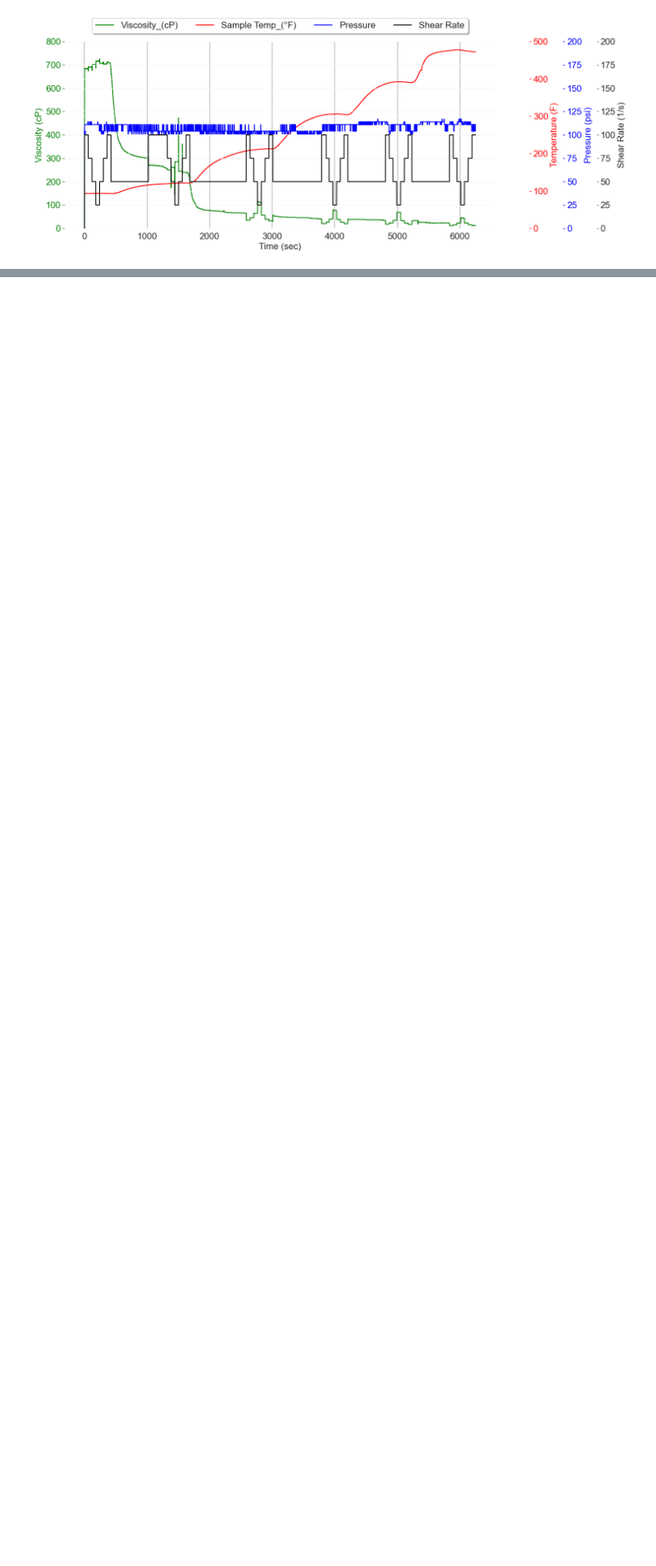
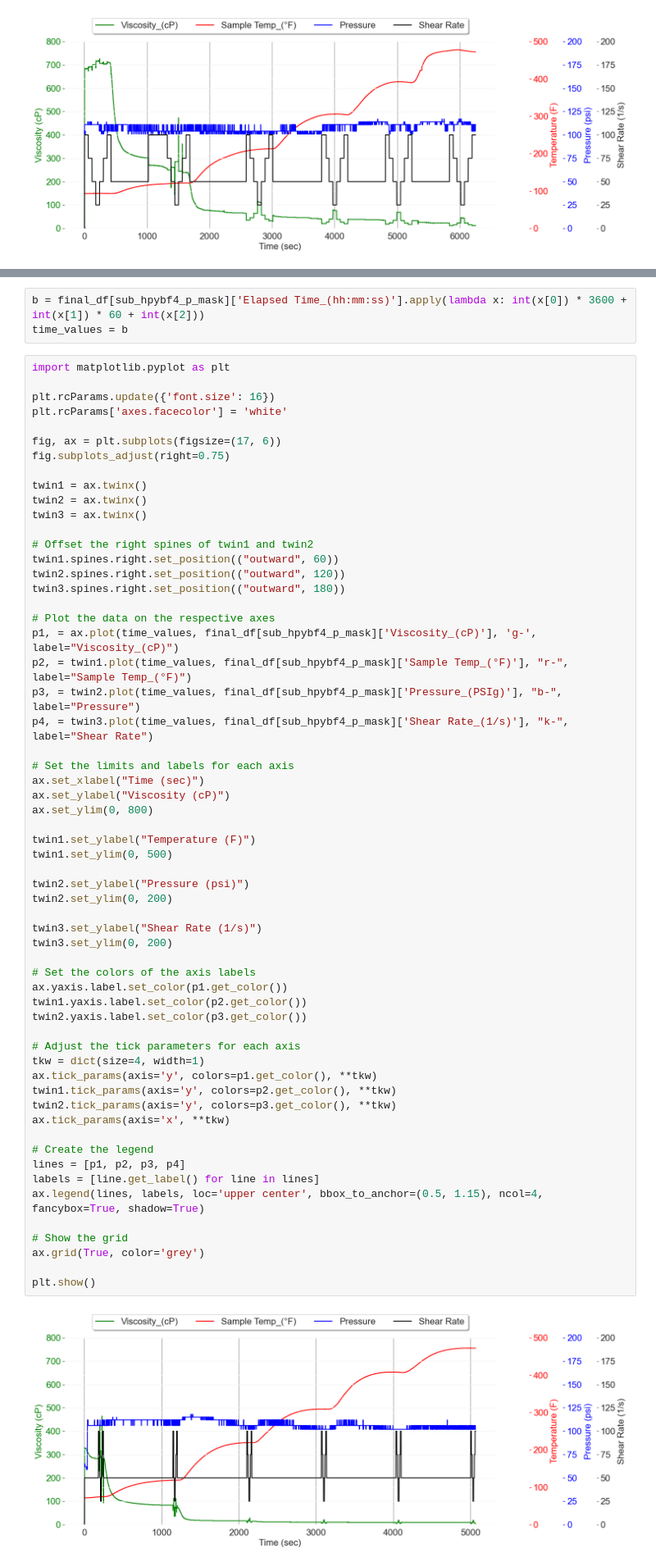
Before and after one commit to Atashnezhad/hpht, a Jupyter notebook: P01.ipynb, the cells around one changed output, grey strips where cells are left out. Shown: that part at 82% size. Saved outputs shown, nothing was run; the diff lists cells and outputs as text; blank space fills up the shorter version.

Commit message:
edit data and make plot for hpybf4

```diff
--- a/P01.ipynb
+++ b/P01.ipynb
@@ -512,3 +539,67 @@ plt.show()
+# %%
+b = final_df[sub_hpybf4_p_mask]['Elapsed Time_(hh:mm:ss)'].apply(lambda x: int(x[0]) * 3600 + int(x[1]) * 60 + int(x[2]))
+time_values = b
+# %%
+import matplotlib.pyplot as plt
+
+plt.rcParams.update({'font.size': 16})
+plt.rcParams['axes.facecolor'] = 'white'
+
+fig, ax = plt.subplots(figsize=(17, 6))
+fig.subplots_adjust(right=0.75)
+
+twin1 = ax.twinx()
+twin2 = ax.twinx()
+twin3 = ax.twinx()
+
+# Offset the right spines of twin1 and twin2
+twin1.spines.right.set_position(("outward", 60))
+twin2.spines.right.set_position(("outward", 120))
+twin3.spines.right.set_position(("outward", 180))
+
+# Plot the data on the respective axes
+p1, = ax.plot(time_values, final_df[sub_hpybf4_p_mask]['Viscosity_(cP)'], 'g-', label="Viscosity_(cP)")
+p2, = twin1.plot(time_values, final_df[sub_hpybf4_p_mask]['Sample Temp_(°F)'], "r-", label="Sample Temp_(°F)")
+p3, = twin2.plot(time_values, final_df[sub_hpybf4_p_mask]['Pressure_(PSIg)'], "b-", label="Pressure")
+p4, = twin3.plot(time_values, final_df[sub_hpybf4_p_mask]['Shear Rate_(1/s)'], "k-", label="Shear Rate")
+
+# Set the limits and labels for each axis
+ax.set_xlabel("Time (sec)")
+ax.set_ylabel("Viscosity (cP)")
+ax.set_ylim(0, 800)
+
+twin1.set_ylabel("Temperature (F)")
+twin1.set_ylim(0, 500)
+
+twin2.set_ylabel("Pressure (psi)")
+twin2.set_ylim(0, 200)
+
+twin3.set_ylabel("Shear Rate (1/s)")
+twin3.set_ylim(0, 200)
+
+# Set the colors of the axis labels
+ax.yaxis.label.set_color(p1.get_color())
+twin1.yaxis.label.set_color(p2.get_color())
+twin2.yaxis.label.set_color(p3.get_color())
+
+# Adjust the tick parameters for each axis
+tkw = dict(size=4, width=1)
+ax.tick_params(axis='y', colors=p1.get_color(), **tkw)
+twin1.tick_params(axis='y', colors=p2.get_color(), **tkw)
+twin2.tick_params(axis='y', colors=p3.get_color(), **tkw)
+ax.tick_params(axis='x', **tkw)
+
+# Create the legend
+lines = [p1, p2, p3, p4]
+labels = [line.get_label() for line in lines]
+ax.legend(lines, labels, loc='upper center', bbox_to_anchor=(0.5, 1.15), ncol=4, fancybox=True, shadow=True)
+
+# Show the grid
+ax.grid(True, color='grey')
+
+plt.show()
+# %% [output]
+[figure, added]
 # %%
 import matplotlib.pyplot as plt
 
```
Also changed, not shown: parts of 12 cells of this notebook, 1 other file.
